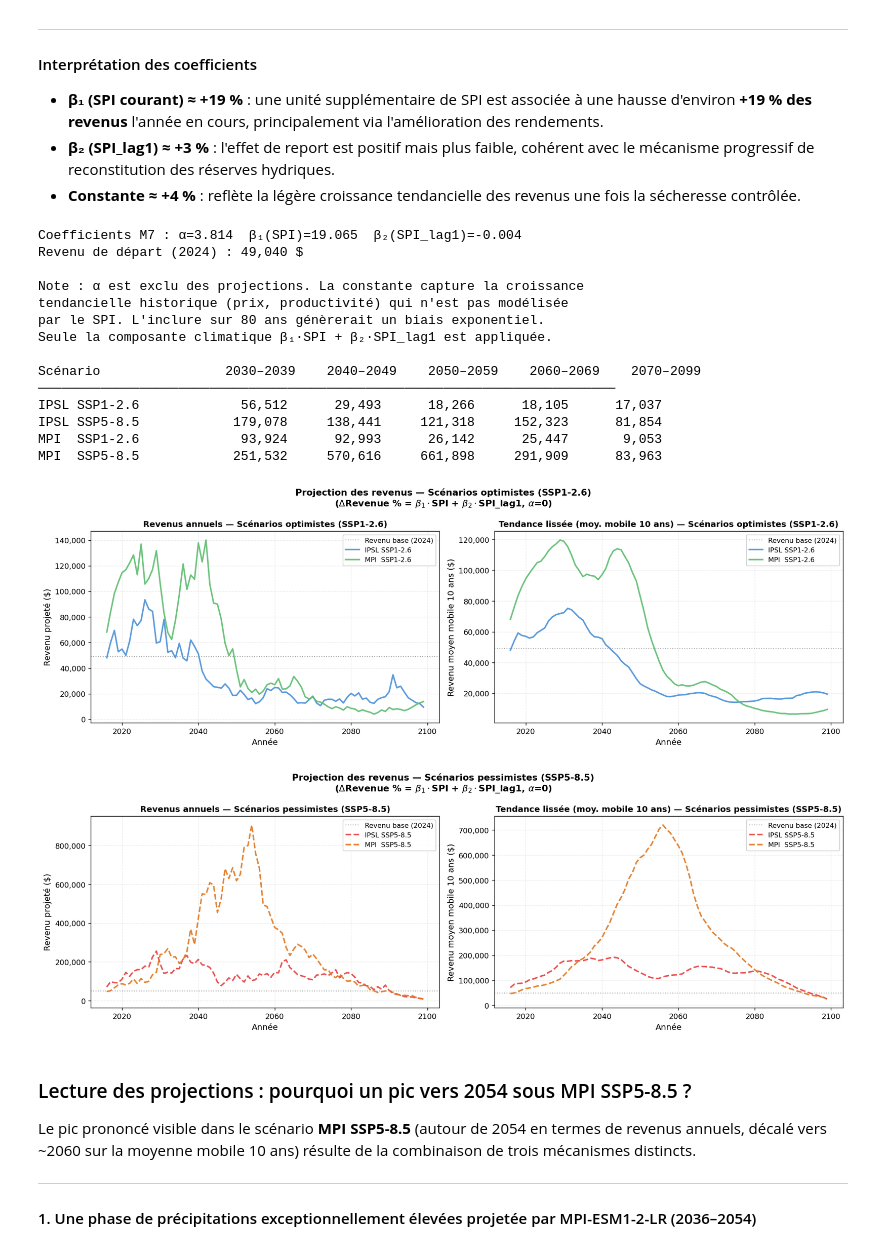
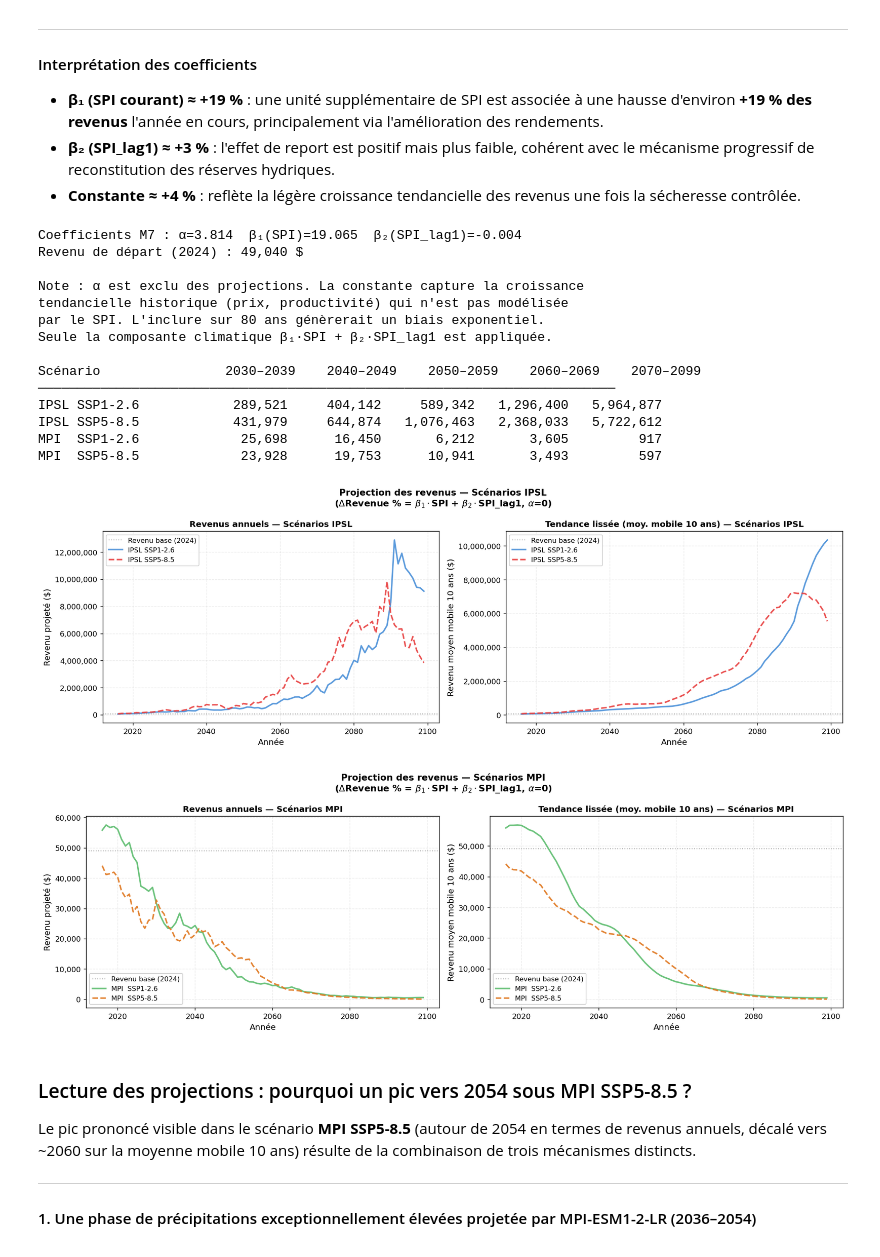
Before and after one commit to lochardi/GreenFinance, a Jupyter notebook: main.ipynb, the cells around one changed output. Cells and saved outputs as stored; diff of their text form; code cells hidden in the pictures.

```diff
--- a/main.ipynb
+++ b/main.ipynb
@@ -1169,19 +1126,20 @@ print("Seule la composante climatique β₁·SPI + β₂·SPI_lag1 est appliqué
 # PROJECTION POUR CHAQUE SCÉNARIO
 # ─────────────────────────────────────────────────────────────
 scenarios = {
-    "IPSL SSP1-2.6": ipsl_ssp126,
-    "IPSL SSP5-8.5": ipsl_ssp585,
-    "MPI  SSP1-2.6": mpi_ssp126,
-    "MPI  SSP5-8.5": mpi_ssp585,
+    "IPSL SSP1-2.6": SPI_ipsl_ssp126_index,
+    "IPSL SSP5-8.5": SPI_ipsl_ssp585_index,
+    "MPI  SSP1-2.6": SPI_mpi_ssp126_index,
+    "MPI  SSP5-8.5": SPI_mpi_ssp585_index,
 }
+
 
 projections = {}
 
 for name, sc in scenarios.items():
-    sc = sc.sort_values("year").reset_index(drop=True).copy()
-    sc["spi_lag1"] = sc["season_index"].shift(1)
+    sc = sc.sort_values("date").reset_index(drop=True).copy()
+    sc["spi_lag1"] = sc["SPI"].shift(1)
     sc = sc.dropna(subset=["spi_lag1"]).copy()
-    sc["dRevenue_pred"] = beta1 * sc["season_index"] + beta2 * sc["spi_lag1"]
+    sc["dRevenue_pred"] = beta1 * sc["SPI"] + beta2 * sc["spi_lag1"]
     revenues = [revenue_base]
     for dr in sc["dRevenue_pred"].values:
         revenues.append(revenues[-1] * (1 + dr / 100))
@@ -1197,7 +1155,7 @@ for name, sc in projections.items():
     periods = [(2030, 2039), (2040, 2049), (2050, 2059), (2060, 2069), (2070, 2099)]
     row = f"{name:<20}"
     for start, end in periods:
-        mask = sc["year"].between(start, end)
+        mask = sc["date"].between(start, end)
         mean_rev = sc.loc[mask, "Revenue_proj"].mean() if mask.any() else float("nan")
         row += f"  {mean_rev:>10,.0f}"
     print(row)
@@ -1220,10 +1178,10 @@ def plot_scenario_panel(ax_raw, ax_roll, names, title_suffix):
         for name in names:
             sc = projections[name]
             if use_rolling:
-                y = sc.set_index("year")["Revenue_proj"].rolling(10, min_periods=1).mean()
+                y = sc.set_index("date")["Revenue_proj"].rolling(10, min_periods=1).mean()
                 x = y.index
             else:
-                x = sc["year"]
+                x = sc["date"]
                 y = sc["Revenue_proj"]
             ls = "--" if "SSP5" in name else "-"
             ax.plot(x, y, linewidth=2, alpha=0.9,
@@ -1237,51 +1195,61 @@ def plot_scenario_panel(ax_raw, ax_roll, names, title_suffix):
     ax_raw.set_title(f"Revenus annuels — {title_suffix}", fontsize=11, fontweight="bold")
     ax_roll.set_ylabel("Revenu moyen mobile 10 ans ($)", fontsize=11)
     ax_roll.set_title(f"Tendance lissée (moy. mobile 10 ans) — {title_suffix}", fontsize=11, fontweight="bold")
 
 # ─────────────────────────────────────────────────────────────
-# FIGURE 1 : SCÉNARIOS OPTIMISTES (SSP1-2.6)
+# FIGURE 1 : SCÉNARIOS IPSL
 # ─────────────────────────────────────────────────────────────
 fig1, axes1 = plt.subplots(1, 2, figsize=(15, 5), dpi=130)
-plot_scenario_panel(axes1[0], axes1[1],
-                    ["IPSL SSP1-2.6", "MPI  SSP1-2.6"],
-                    "Scénarios optimistes (SSP1-2.6)")
+plot_scenario_panel(
+    axes1[0],
+    axes1[1],
+    ["IPSL SSP1-2.6", "IPSL SSP5-8.5"],
+    "Scénarios IPSL"
+)
 fig1.suptitle(
-    "Projection des revenus — Scénarios optimistes (SSP1-2.6)\n"
+    "Projection des revenus — Scénarios IPSL\n"
     r"($\Delta$Revenue % = $\beta_1 \cdot$SPI + $\beta_2 \cdot$SPI_lag1, $\alpha$=0)",
-    fontsize=12, fontweight="bold")
+    fontsize=12,
+    fontweight="bold"
+)
 plt.tight_layout()
 plt.show()
 
 # ─────────────────────────────────────────────────────────────
-# FIGURE 2 : SCÉNARIOS PESSIMISTES (SSP5-8.5)
+# FIGURE 2 : SCÉNARIOS MPI
 # ─────────────────────────────────────────────────────────────
 fig2, axes2 = plt.subplots(1, 2, figsize=(15, 5), dpi=130)
-plot_scenario_panel(axes2[0], axes2[1],
-                    ["IPSL SSP5-8.5", "MPI  SSP5-8.5"],
-                    "Scénarios pessimistes (SSP5-8.5)")
+plot_scenario_panel(
+    axes2[0],
+    axes2[1],
+    ["MPI  SSP1-2.6", "MPI  SSP5-8.5"],
+    "Scénarios MPI"
+)
 fig2.suptitle(
-    "Projection des revenus — Scénarios pessimistes (SSP5-8.5)\n"
+    "Projection des revenus — Scénarios MPI\n"
     r"($\Delta$Revenue % = $\beta_1 \cdot$SPI + $\beta_2 \cdot$SPI_lag1, $\alpha$=0)",
-    fontsize=12, fontweight="bold")
+    fontsize=12,
+    fontweight="bold"
+)
 plt.tight_layout()
 plt.show()
 # %% [output]
 Coefficients M7 : α=3.814  β₁(SPI)=19.065  β₂(SPI_lag1)=-0.004
 Revenu de départ (2024) : 49,040 $
 
 Note : α est exclu des projections. La constante capture la croissance
 tendancielle historique (prix, productivité) qui n'est pas modélisée
 par le SPI. L'inclure sur 80 ans génèrerait un biais exponentiel.
 Seule la composante climatique β₁·SPI + β₂·SPI_lag1 est appliquée.
 
 Scénario                2030–2039    2040–2049    2050–2059    2060–2069    2070–2099
 ──────────────────────────────────────────────────────────────────────────
-IPSL SSP1-2.6             56,512      29,493      18,266      18,105      17,037
-IPSL SSP5-8.5            179,078     138,441     121,318     152,323      81,854
-MPI  SSP1-2.6             93,924      92,993      26,142      25,447       9,053
-MPI  SSP5-8.5            251,532     570,616     661,898     291,909      83,963
+IPSL SSP1-2.6            289,521     404,142     589,342   1,296,400   5,964,877
+IPSL SSP5-8.5            431,979     644,874   1,076,463   2,368,033   5,722,612
+MPI  SSP1-2.6             25,698      16,450       6,212       3,605         917
+MPI  SSP5-8.5             23,928      19,753      10,941       3,493         597
-[figure, old version]
+[figure, new version]
-[figure, old version]
+[figure, new version]
 # %% [markdown]
 
 ### Lecture des projections : pourquoi un pic vers 2054 sous MPI SSP5-8.5 ?
```
Also changed, not shown: parts of 12 cells of this notebook.
